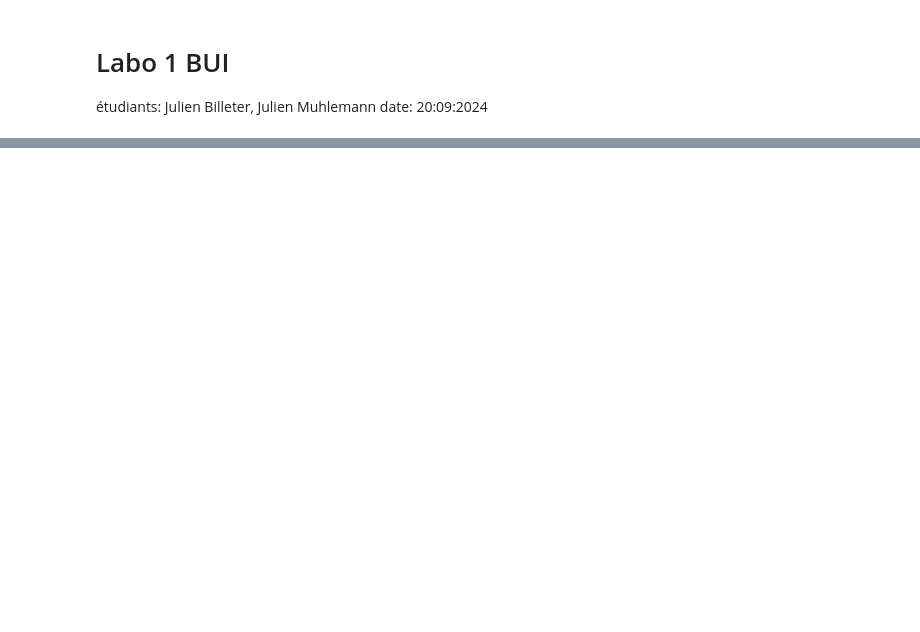
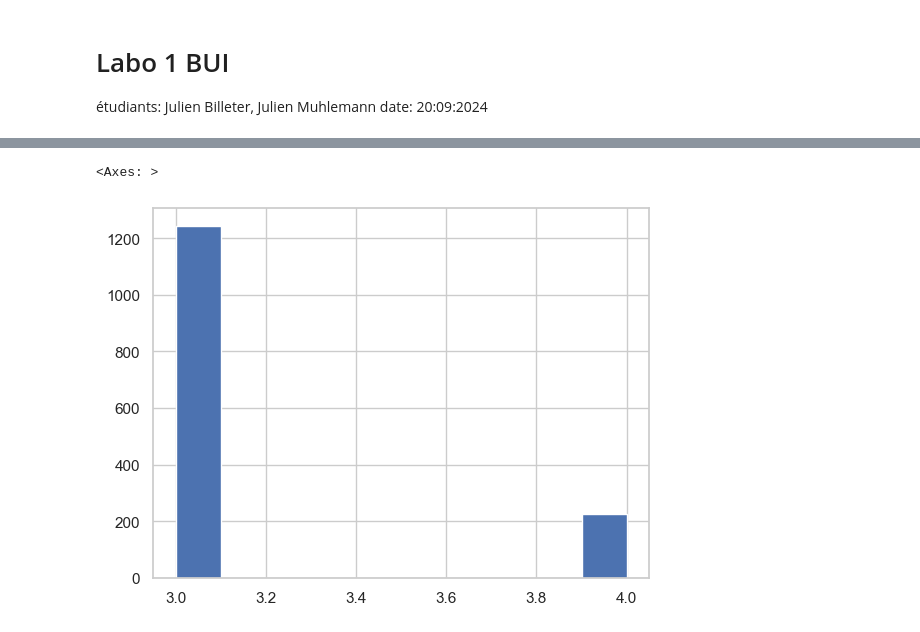
Before and after one commit to Jmuhleman/BUI_2024, a Jupyter notebook: lab1/labo1.ipynb, the cells around one changed output, grey strips where cells are left out. Cells and saved outputs as stored; diff of their text form; code cells hidden in the pictures; blank space fills up the shorter version.

```diff
--- a/lab1/labo1.ipynb
+++ b/lab1/labo1.ipynb
@@ -6,4 +6,8 @@
 date: 20:09:2024
 # %%
 import pandas as pd
-data = pd.read_csv('data_ibm.csv')
+import matplotlib.pyplot as plt
+
+df = pd.read_csv('data_ibm.csv')
+df.columns
+#df['Attrition'] = df['Attrition'].map({'Yes': 1, 'No': 0})
@@ -98,0 +94,5 @@ plt.show()
+# %%
+df['PerformanceRating'].hist()
+# %% [output]
+<Axes: >
+[figure, added]
```
Also changed, not shown: parts of 4 cells of this notebook.
